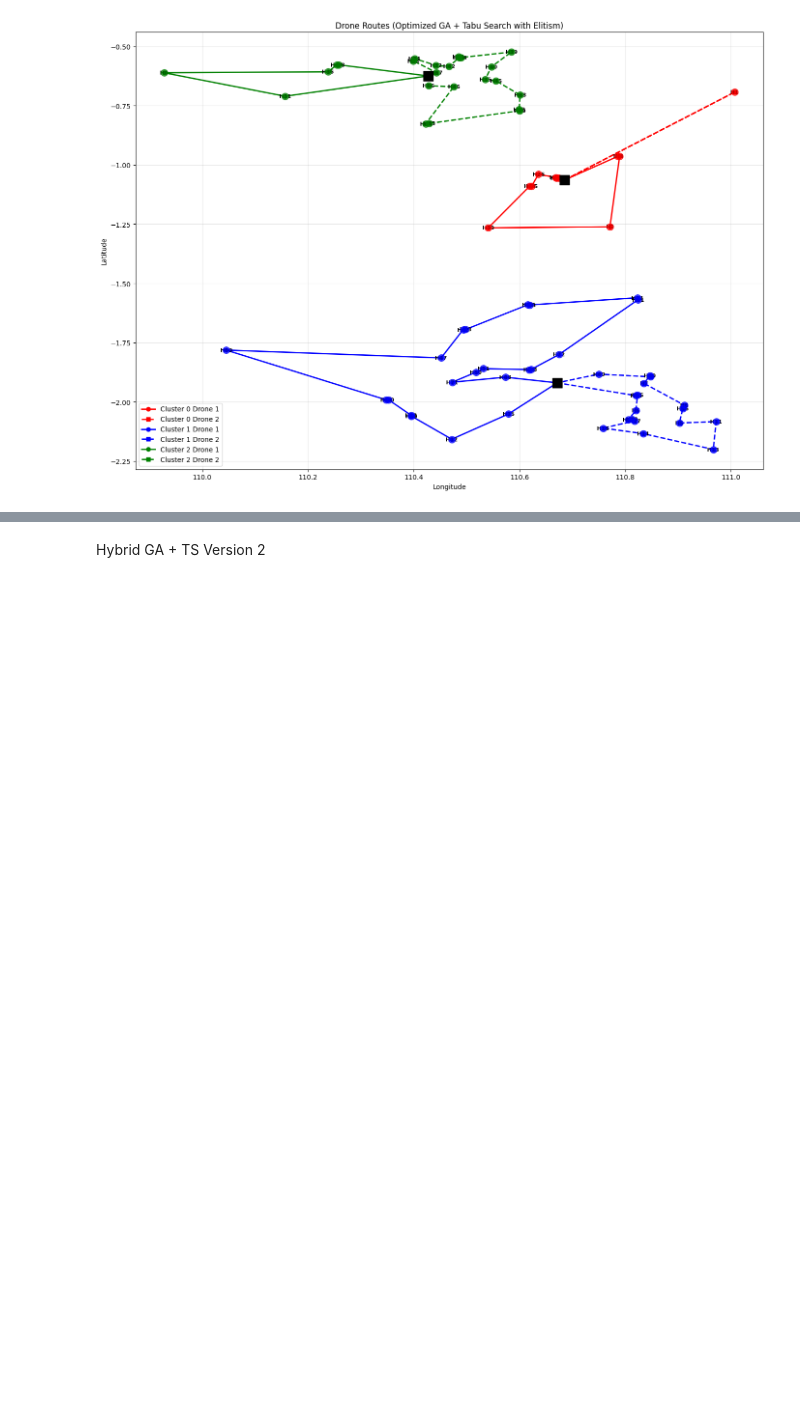
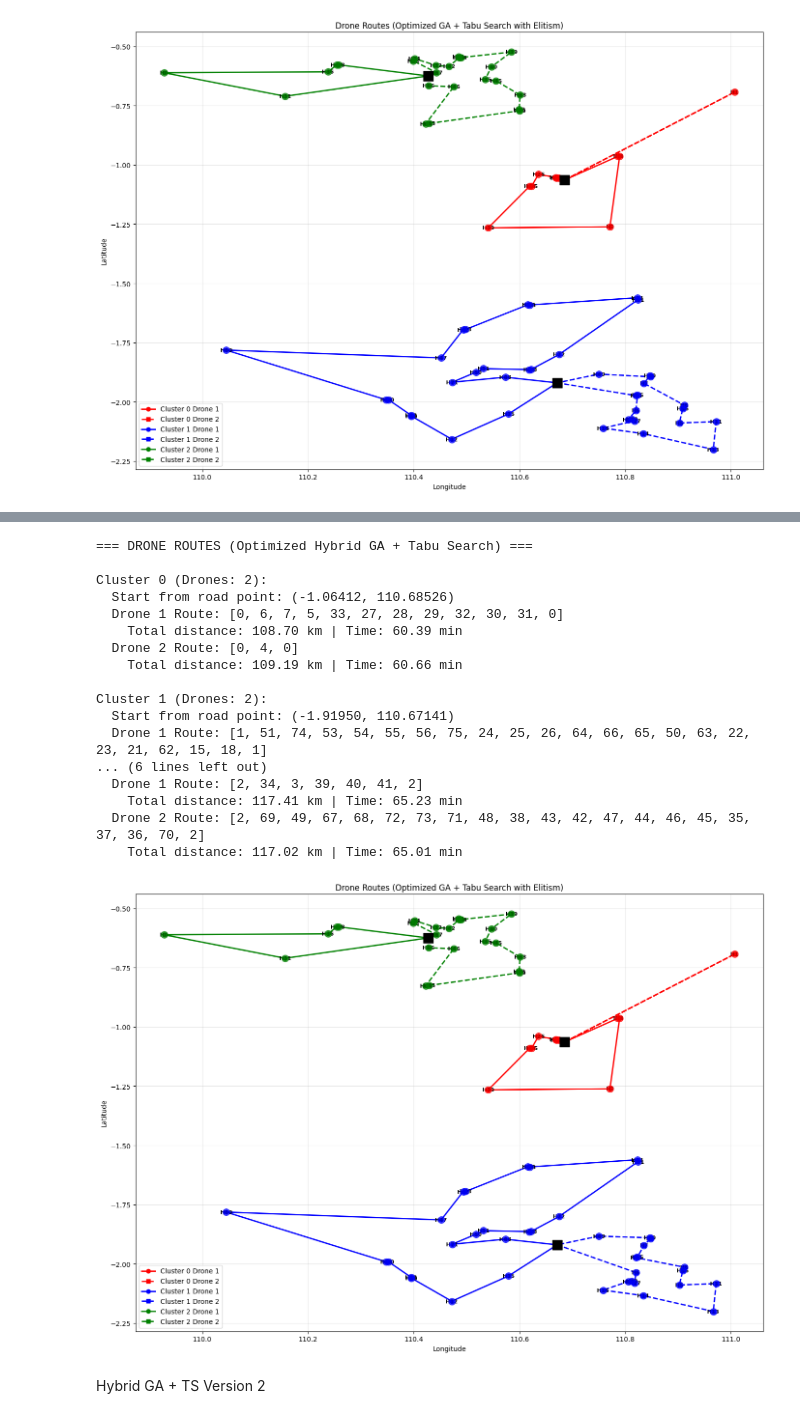
Before and after one commit to koiiiko/softcomp, a Jupyter notebook: hybrid_ga_ts.ipynb, the cells around one changed output, grey strips where cells are left out. Saved outputs shown, nothing was run; the diff lists cells and outputs as text; code cells hidden in the pictures; blank space fills up the shorter version.

```diff
--- a/hybrid_ga_ts.ipynb
+++ b/hybrid_ga_ts.ipynb
@@ -87,3 +316,39 @@ Cluster 1 (Drones: 2):
+# %%
+routing_hybrid = ClusterBasedDroneRoutingHybridTabuOptimized(
+    csv_file="ketapang-12-08-24_merged_clustered_3.csv",
+    road_points=road_points,
+    n_drones={0: 2, 1: 2, 2: 2},
+    tabu_tenure=11,
+    tabu_budget=82
+)
+
+routes = routing_hybrid.optimize_all_clusters(
+    population_size=32,
+    generations=140,
+    mutation_rate=0.21799743834517937
+)
+
+routing_hybrid.print_cluster_routes(routes)
+routing_hybrid.visualize_cluster_routes(routes)
+# %% [output]
+=== DRONE ROUTES (Optimized Hybrid GA + Tabu Search) ===
+
+Cluster 0 (Drones: 2):
+  Start from road point: (-1.06412, 110.68526)
+  Drone 1 Route: [0, 6, 7, 5, 33, 27, 28, 29, 32, 30, 31, 0]
+    Total distance: 108.70 km | Time: 60.39 min
+  Drone 2 Route: [0, 4, 0]
+    Total distance: 109.19 km | Time: 60.66 min
+
+Cluster 1 (Drones: 2):
+  Start from road point: (-1.91950, 110.67141)
+  Drone 1 Route: [1, 51, 74, 53, 54, 55, 56, 75, 24, 25, 26, 64, 66, 65, 50, 63, 22, 23, 21, 62, 15, 18, 1]
+... (6 lines left out)
+  Drone 1 Route: [2, 34, 3, 39, 40, 41, 2]
+    Total distance: 117.41 km | Time: 65.23 min
+  Drone 2 Route: [2, 69, 49, 67, 68, 72, 73, 71, 48, 38, 43, 42, 47, 44, 46, 45, 35, 37, 36, 70, 2]
+    Total distance: 117.02 km | Time: 65.01 min
+[figure, added]
 # %% [markdown]
 Hybrid GA + TS Version 2
 # %%
```
Also changed, not shown: parts of 5 cells of this notebook.
